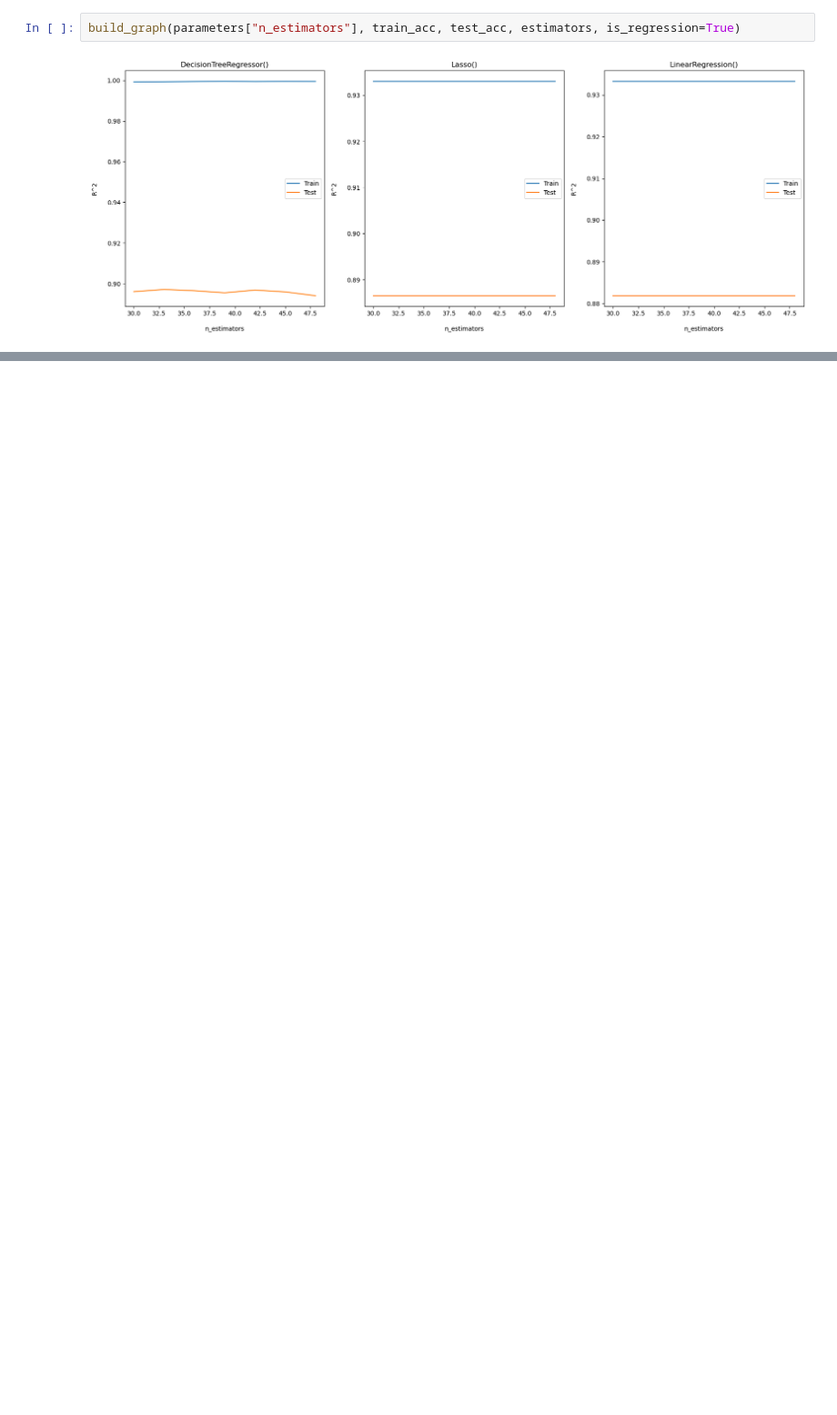
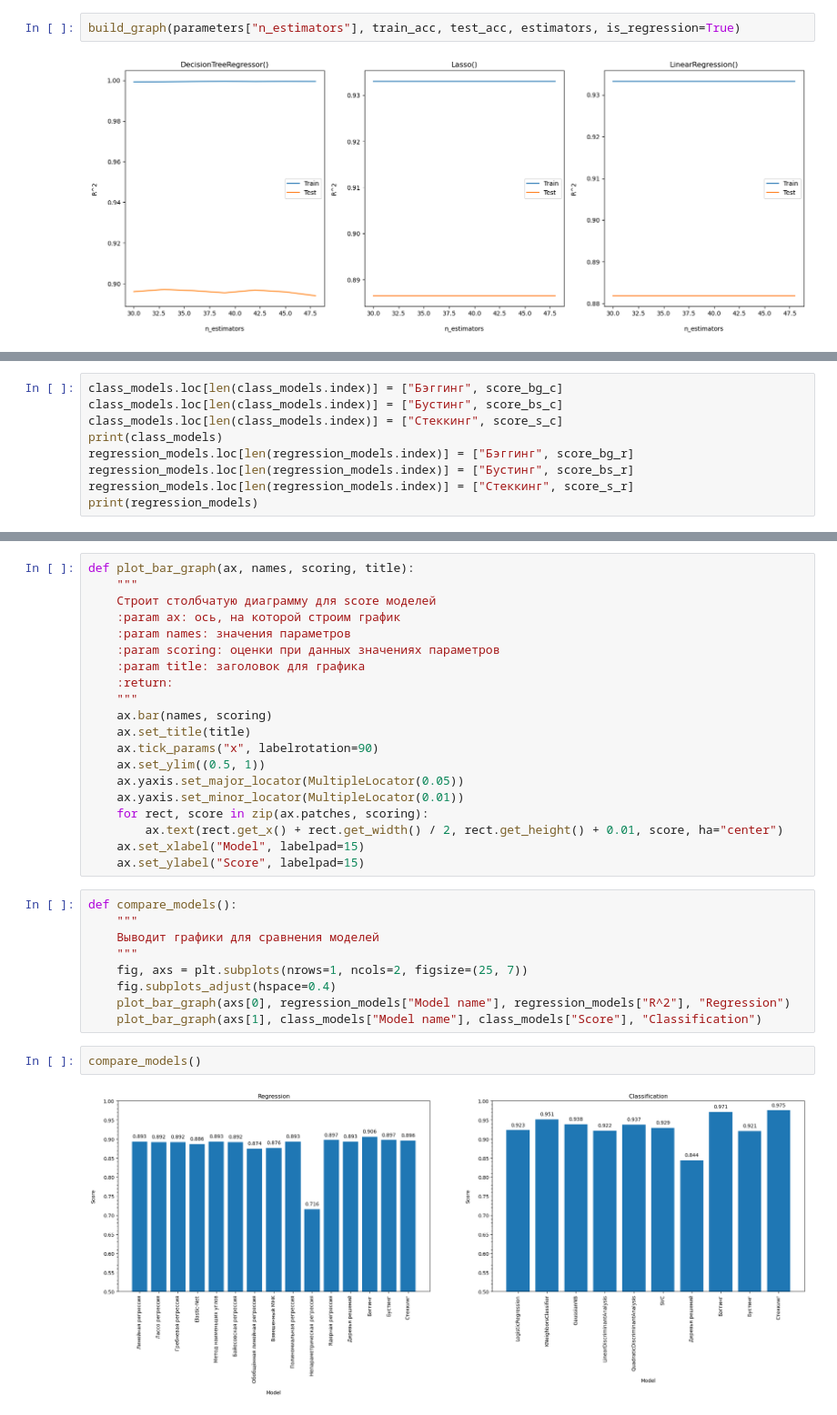
Before and after one commit to fongradnastya/data_analysis5, a Jupyter notebook: notebooks/work5.ipynb, the cells around one changed output, grey strips where cells are left out. Shown at 91% size. Saved outputs shown, nothing was run; the diff lists cells and outputs as text; blank space fills up the shorter version.

```diff
--- a/notebooks/work5.ipynb
+++ b/notebooks/work5.ipynb
@@ -373,0 +425,9 @@ build_graph(parameters["n_estimators"], train_acc, test_acc, estimators, is_regr
+# %%
+class_models.loc[len(class_models.index)] = ["Бэггинг", score_bg_c]
+class_models.loc[len(class_models.index)] = ["Бустинг", score_bs_c]
+class_models.loc[len(class_models.index)] = ["Стеккинг", score_s_c]
+print(class_models)
+regression_models.loc[len(regression_models.index)] = ["Бэггинг", score_bg_r]
+regression_models.loc[len(regression_models.index)] = ["Бустинг", score_bs_r]
+regression_models.loc[len(regression_models.index)] = ["Стеккинг", score_s_r]
+print(regression_models)
@@ -373,0 +452,33 @@ build_graph(parameters["n_estimators"], train_acc, test_acc, estimators, is_regr
+# %%
+def plot_bar_graph(ax, names, scoring, title):
+    """
+    Строит столбчатую диаграмму для score моделей
+    :param ax: ось, на которой строим график
+    :param names: значения параметров
+    :param scoring: оценки при данных значениях параметров
+    :param title: заголовок для графика
+    :return:
+    """
+    ax.bar(names, scoring)
+    ax.set_title(title)
+    ax.tick_params("x", labelrotation=90)
+    ax.set_ylim((0.5, 1))
+    ax.yaxis.set_major_locator(MultipleLocator(0.05))
+    ax.yaxis.set_minor_locator(MultipleLocator(0.01))
+    for rect, score in zip(ax.patches, scoring):
+        ax.text(rect.get_x() + rect.get_width() / 2, rect.get_height() + 0.01, score, ha="center")
+    ax.set_xlabel("Model", labelpad=15)
+    ax.set_ylabel("Score", labelpad=15)
+# %%
+def compare_models():
+    """
+    Выводит графики для сравнения моделей
+    """
+    fig, axs = plt.subplots(nrows=1, ncols=2, figsize=(25, 7))
+    fig.subplots_adjust(hspace=0.4)
+    plot_bar_graph(axs[0], regression_models["Model name"], regression_models["R^2"], "Regression")
+    plot_bar_graph(axs[1], class_models["Model name"], class_models["Score"], "Classification")
+# %%
+compare_models()
+# %% [output]
+[figure, added]
```
Also changed, not shown: parts of 20 cells of this notebook.
